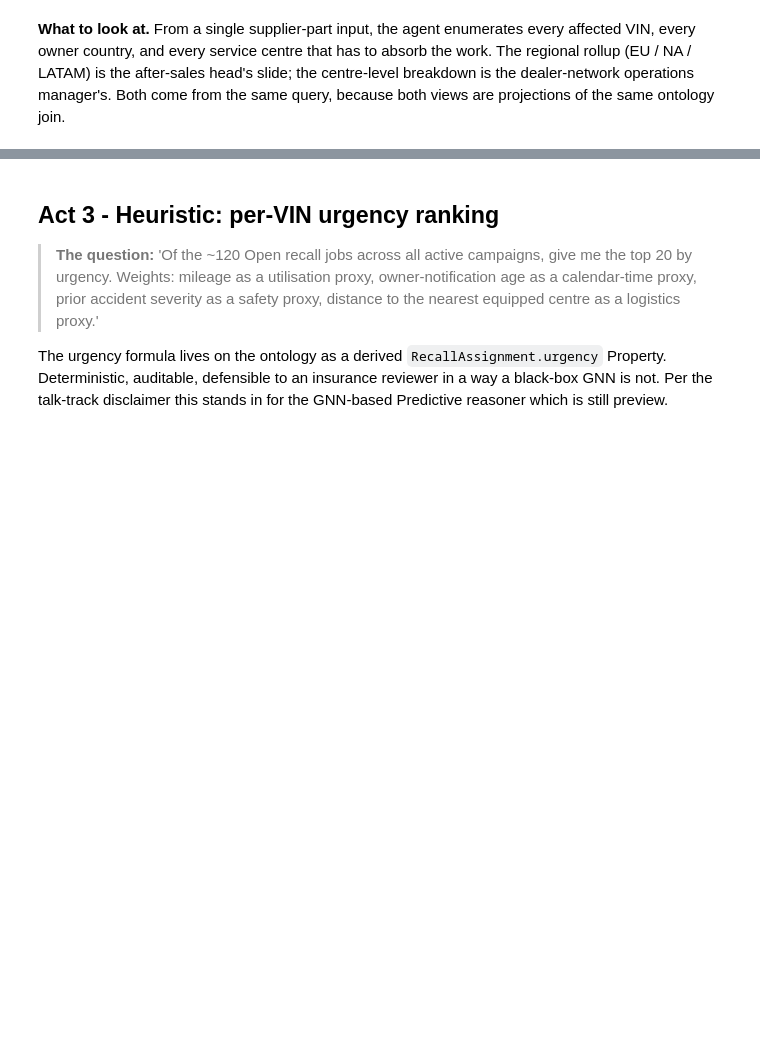
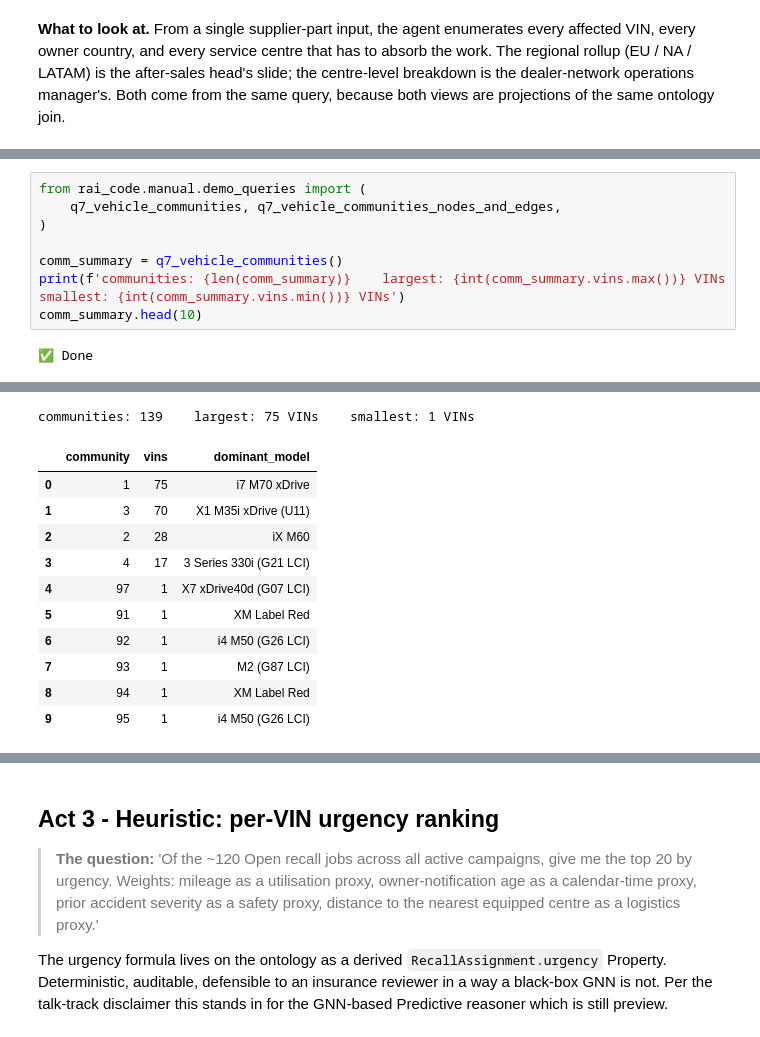
Before and after one commit to pkarus/bmw_demo, a Jupyter notebook: rai_code/manual/cars_demo.ipynb, the cells around one changed output, grey strips where cells are left out. Drawn from its saved outputs; the diff is of its cells as text; blank space fills up the shorter version.

```diff
--- a/rai_code/manual/cars_demo.ipynb
+++ b/rai_code/manual/cars_demo.ipynb
@@ -146,0 +153,10 @@ fig
+# %%
+from rai_code.manual.demo_queries import (
+    q7_vehicle_communities, q7_vehicle_communities_nodes_and_edges,
+)
+
+comm_summary = q7_vehicle_communities()
+print(f'communities: {len(comm_summary)}    largest: {int(comm_summary.vins.max())} VINs    smallest: {int(comm_summary.vins.min())} VINs')
+comm_summary.head(10)
+# %% [output]
+✅ Done
@@ -146,0 +165,12 @@ fig
+communities: 139    largest: 75 VINs    smallest: 1 VINs
+|  | community | vins | dominant_model |
+| 0 | 1 | 75 | i7 M70 xDrive |
+| 1 | 3 | 70 | X1 M35i xDrive (U11) |
+| 2 | 2 | 28 | iX M60 |
+| 3 | 4 | 17 | 3 Series 330i (G21 LCI) |
+| 4 | 97 | 1 | X7 xDrive40d (G07 LCI) |
+| 5 | 91 | 1 | XM Label Red |
+| 6 | 92 | 1 | i4 M50 (G26 LCI) |
+| 7 | 93 | 1 | M2 (G87 LCI) |
+| 8 | 94 | 1 | XM Label Red |
+| 9 | 95 | 1 | i4 M50 (G26 LCI) |
```
Also changed, not shown: parts of 6 cells of this notebook, 12 other files.
